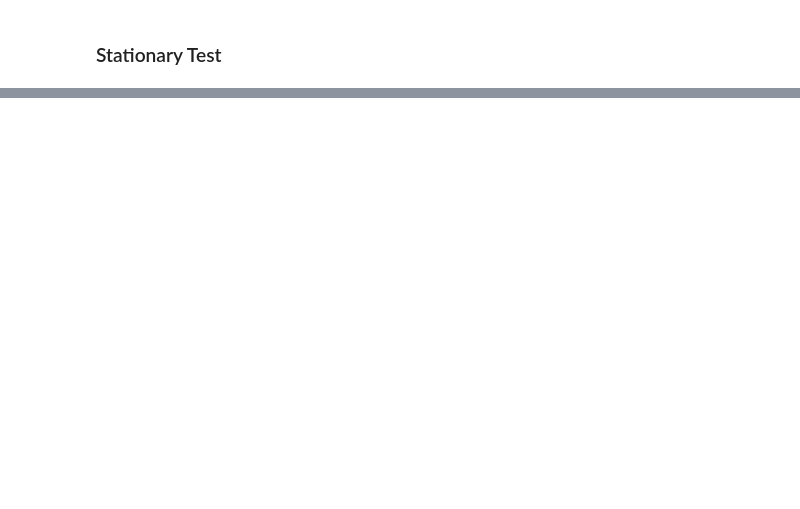
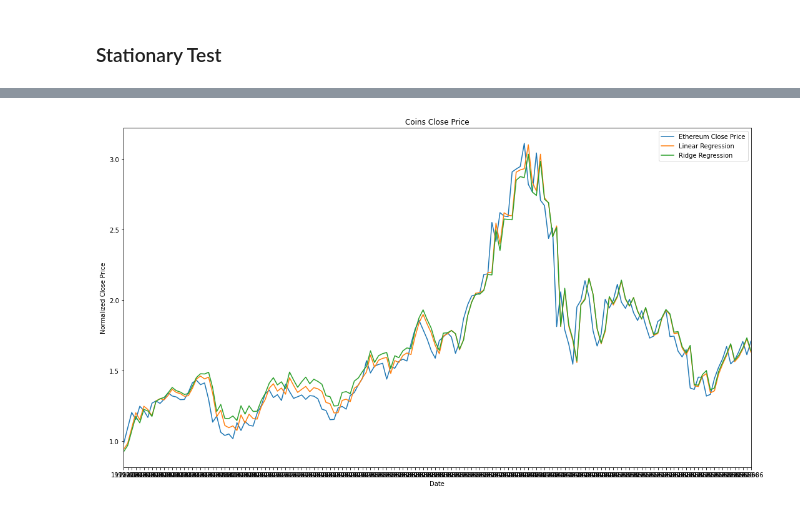
Before and after one commit to jcalvesoliveira/crypto-deep-learning, a Jupyter notebook: notebooks/1.0-initial-data-exploration.ipynb, the cells around one changed output, grey strips where cells are left out. Drawn from its saved outputs; the diff is of its cells as text; code cells hidden in the pictures; blank space fills up the shorter version.

```diff
--- a/notebooks/1.0-initial-data-exploration.ipynb
+++ b/notebooks/1.0-initial-data-exploration.ipynb
@@ -285,6 +288,7 @@ pipeline = Pipeline([
 ])
 # %%
 train = pipeline.fit_transform(train)
+test = pipeline.transform(test)
 # %%
 feature_names = list(pipeline["normalization"].get_feature_names_out())
 # %%
@@ -368,0 +435,23 @@ adf: 1.0059, p-value: 0.9943, usedlag: 22, nobs: 1254, critical_values: {'1%': -
+# %%
+fig, ax = plt.subplots(figsize=(18, 10))
+
+ax.plot(test[:, -1],
+        test[:, feature_names.index(f'norm__ethereum_close')],
+        label="Ethereum Close Price")
+ax.plot(test[:, -1],
+        linear_predictions_test,
+        label="Linear Regression")
+ax.plot(test[:, -1],
+        ridge_predictions_test,
+        label="Ridge Regression")
+ax.set(xlabel="Date",
+       ylabel="Normalized Close Price",
+       title="Coins Close Price",
+       xlim=[min(test[:, -1]), max(test[:, -1])])
+ax.legend(loc='best')
+
+date_form = DateFormatter("%Y-%m")
+ax.xaxis.set_major_formatter(date_form)
+plt.show()
+# %% [output]
+[figure, added]
```
Also changed, not shown: parts of 16 cells of this notebook.
